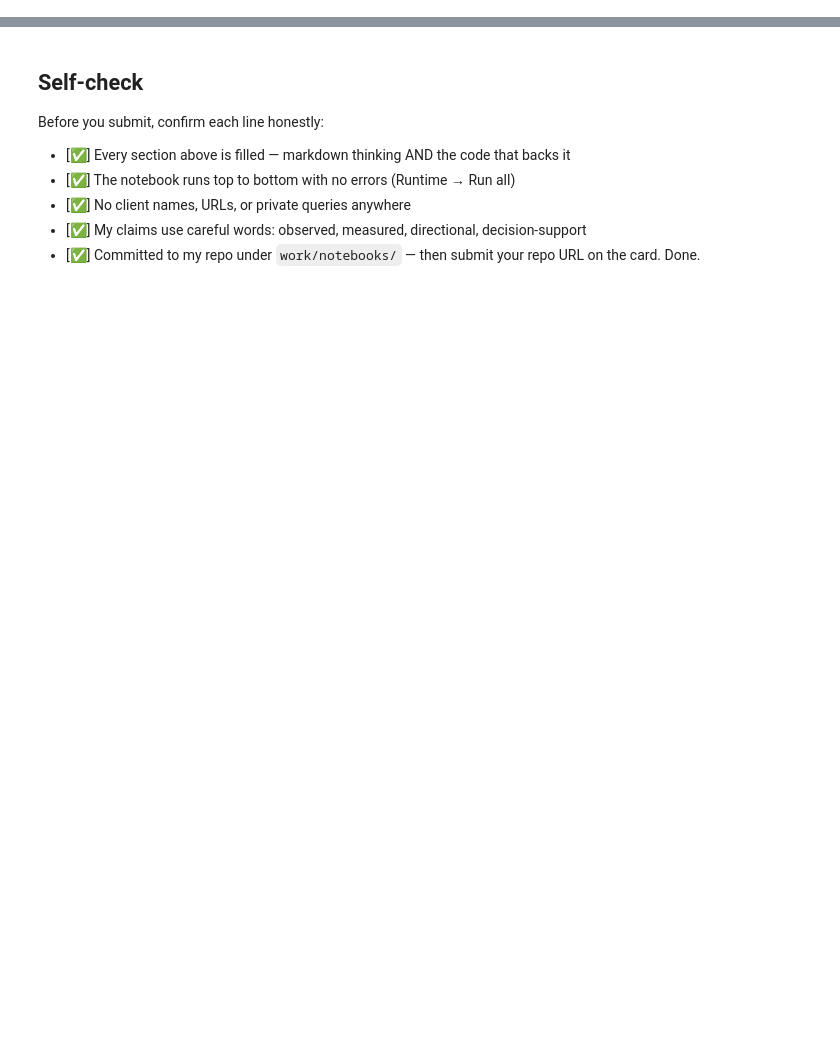
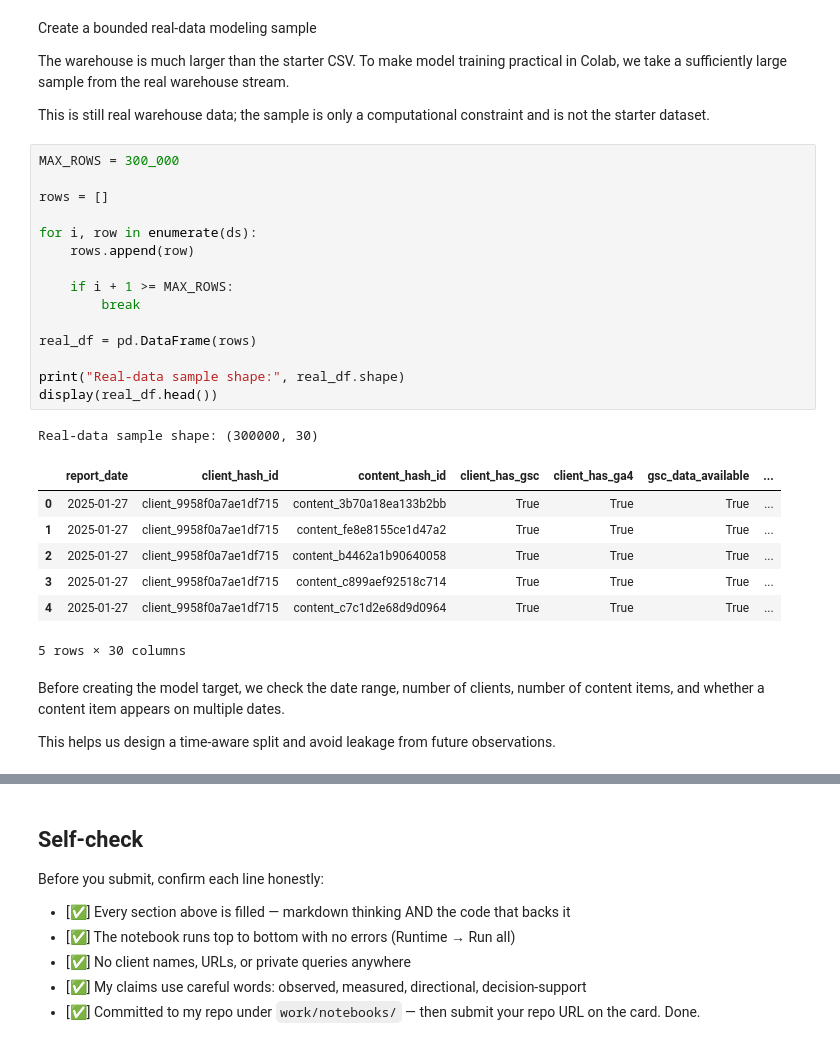
Before and after one commit to jenilrupareliya5150-bit/FlyRankAi-ml-Track, a Jupyter notebook: work/notebooks/w05_model.ipynb, the cells around one changed output, grey strips where cells are left out. Saved outputs shown, nothing was run; the diff lists cells and outputs as text; blank space fills up the shorter version.

```diff
--- a/work/notebooks/w05_model.ipynb
+++ b/work/notebooks/w05_model.ipynb
@@ -500,0 +117,38 @@ Most influential features:
+# %% [markdown]
+Create a bounded real-data modeling sample
+
+The warehouse is much larger than the starter CSV. To make model training
+practical in Colab, we take a sufficiently large sample from the real
+warehouse stream.
+
+This is still real warehouse data; the sample is only a computational
+constraint and is not the starter dataset.
+# %%
+MAX_ROWS = 300_000
+
+rows = []
+
+for i, row in enumerate(ds):
+    rows.append(row)
+
+    if i + 1 >= MAX_ROWS:
+        break
+
+real_df = pd.DataFrame(rows)
+
+print("Real-data sample shape:", real_df.shape)
+display(real_df.head())
+# %% [output]
+Real-data sample shape: (300000, 30)
+|  | report_date | client_hash_id | content_hash_id | client_has_gsc | client_has_ga4 | gsc_data_available | ... |
+| 0 | 2025-01-27 | client_9958f0a7ae1df715 | content_3b70a18ea133b2bb | True | True | True | ... |
+| 1 | 2025-01-27 | client_9958f0a7ae1df715 | content_fe8e8155ce1d47a2 | True | True | True | ... |
+| 2 | 2025-01-27 | client_9958f0a7ae1df715 | content_b4462a1b90640058 | True | True | True | ... |
+| 3 | 2025-01-27 | client_9958f0a7ae1df715 | content_c899aef92518c714 | True | True | True | ... |
+| 4 | 2025-01-27 | client_9958f0a7ae1df715 | content_c7c1d2e68d9d0964 | True | True | True | ... |
+5 rows × 30 columns
+# %% [markdown]
+Before creating the model target, we check the date range, number of clients,
+number of content items, and whether a content item appears on multiple dates.
+
+This helps us design a time-aware split and avoid leakage from future observations.
```
Also changed, not shown: parts of 53 cells of this notebook.
